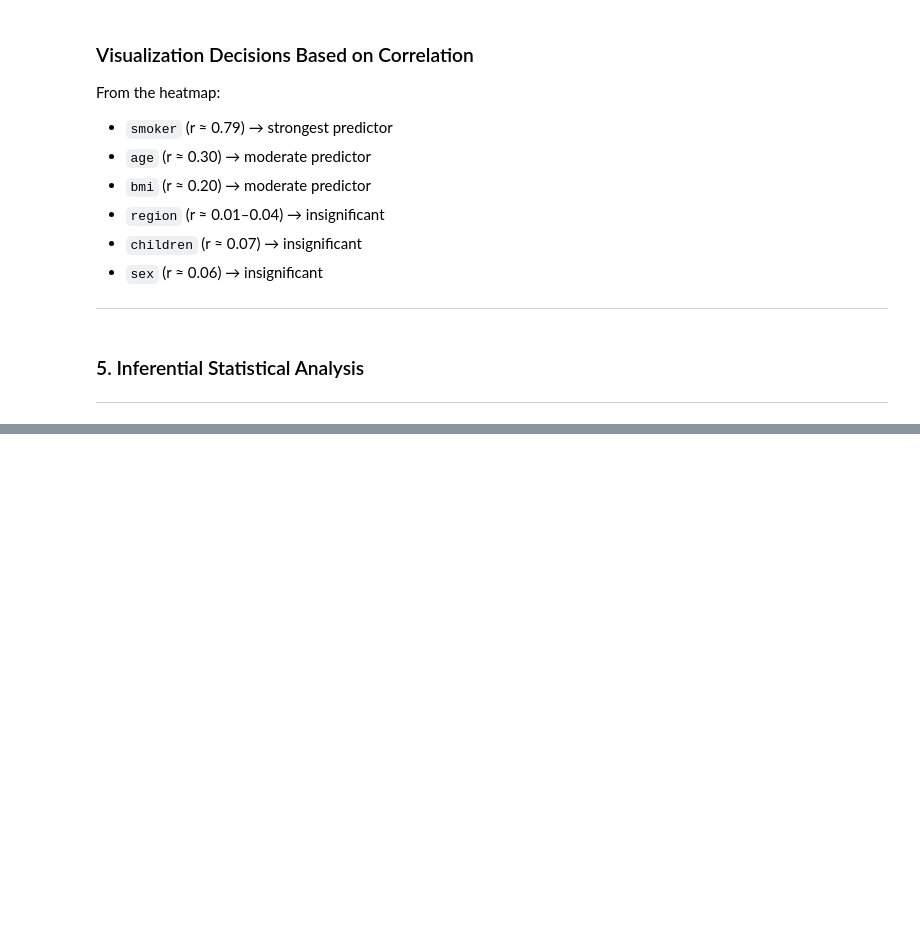
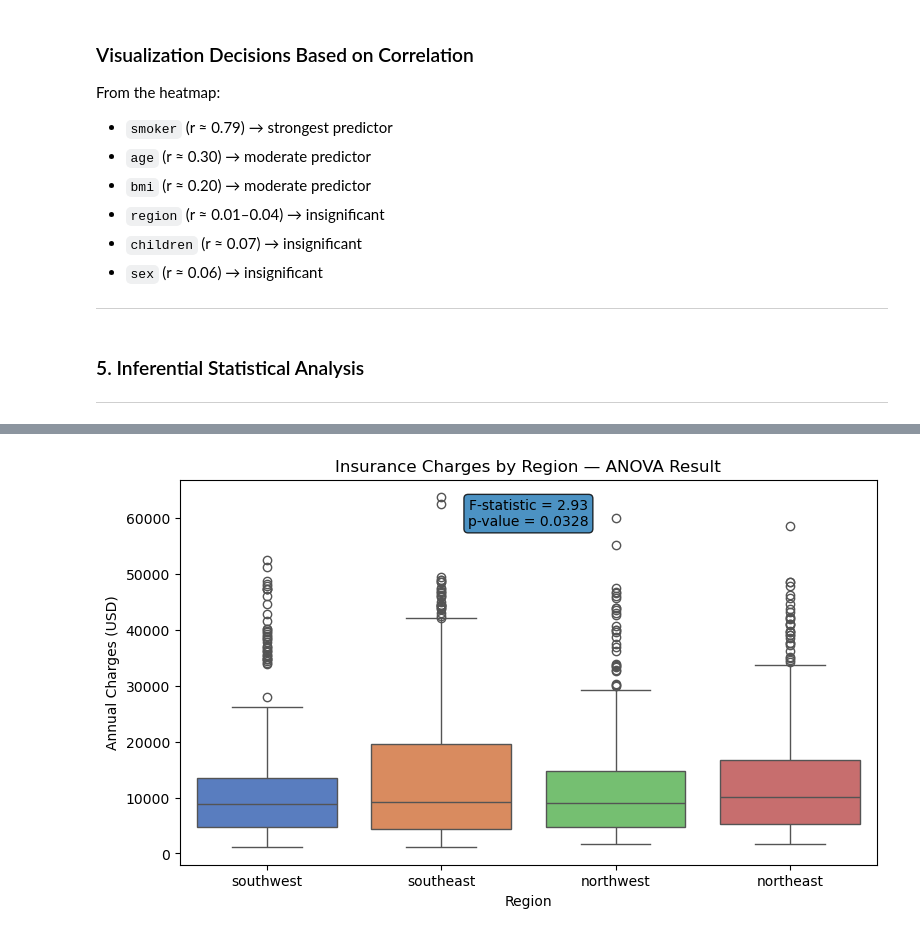
Before and after one commit to amanda-h06/medical-insurance-analysis, a Jupyter notebook: insurance_analysis.ipynb, the cells around one changed output, grey strips where cells are left out. Cells and saved outputs as stored; diff of their text form; code cells hidden in the pictures; blank space fills up the shorter version.

```diff
--- a/insurance_analysis.ipynb
+++ b/insurance_analysis.ipynb
@@ -353,0 +444,19 @@ Comparing the means of charges (continuous) and sex (binary categorical). This a
+# %%
+# re-visualization with outputs
+plt.figure(figsize=(9, 5))
+
+sns.boxplot(x='region', y='charges', data=df,
+            palette='muted', hue='region', legend=False)
+
+plt.title('Insurance Charges by Region — ANOVA Result')
+plt.xlabel('Region')
+plt.ylabel('Annual Charges (USD)')
+
+plt.text(1.5, df['charges'].max() * 0.92,
+         f'F-statistic = {f_stat:.2f}\np-value = {p_value:.4f}',
+         ha='center',
+         bbox=dict(boxstyle='round', alpha=0.8))
+
+plt.show()
+# %% [output]
+[figure, added]
```
Also changed, not shown: parts of 23 cells of this notebook.
